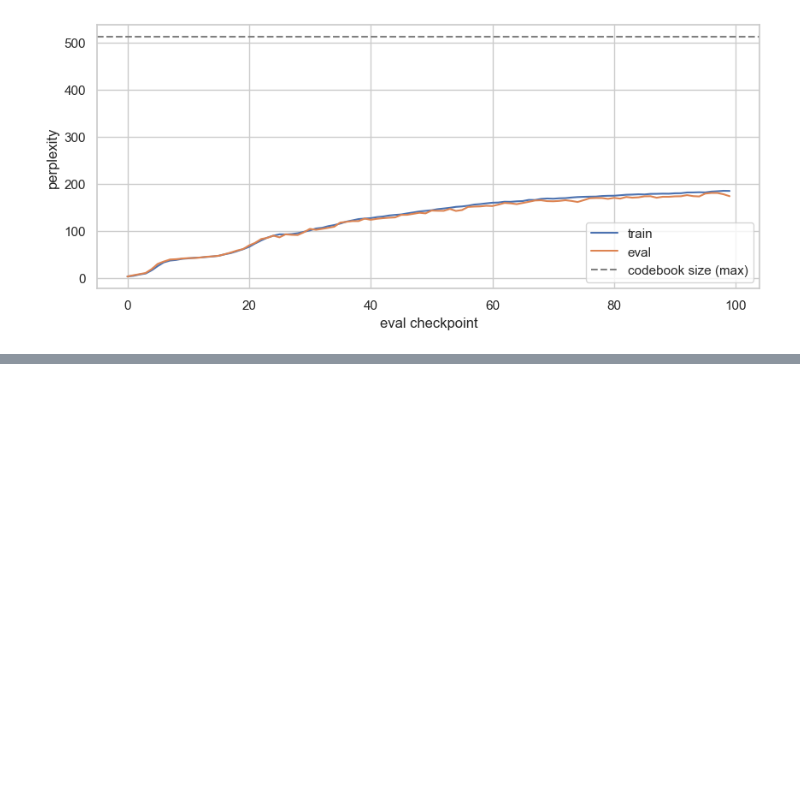
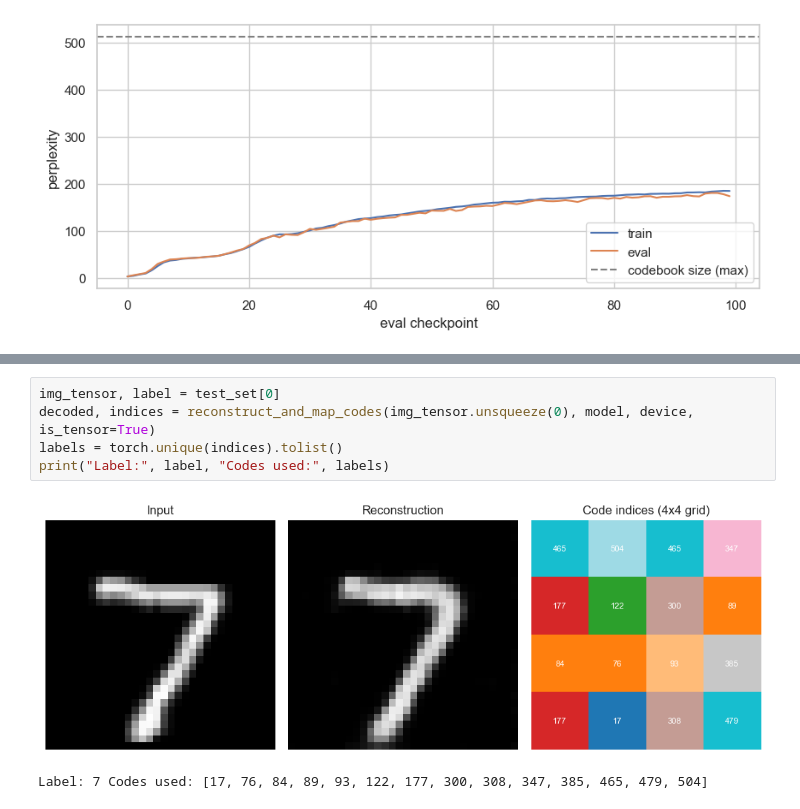
Before and after one commit to Aarul-Aggarwal/conv-vq_vae, a Jupyter notebook: vq_vae.ipynb, the cells around one changed output, grey strips where cells are left out. Drawn from its saved outputs; the diff is of its cells as text; blank space fills up the shorter version.

```diff
--- a/vq_vae.ipynb
+++ b/vq_vae.ipynb
@@ -428,0 +502,8 @@ Most-used code index: 347, count: 7199
+# %%
+img_tensor, label = test_set[0]
+decoded, indices = reconstruct_and_map_codes(img_tensor.unsqueeze(0), model, device, is_tensor=True)
+labels = torch.unique(indices).tolist()
+print("Label:", label, "Codes used:", labels)
+# %% [output]
+[figure, added]
+Label: 7 Codes used: [17, 76, 84, 89, 93, 122, 177, 300, 308, 347, 385, 465, 479, 504]
```
Also changed, not shown: parts of 4 cells of this notebook.
